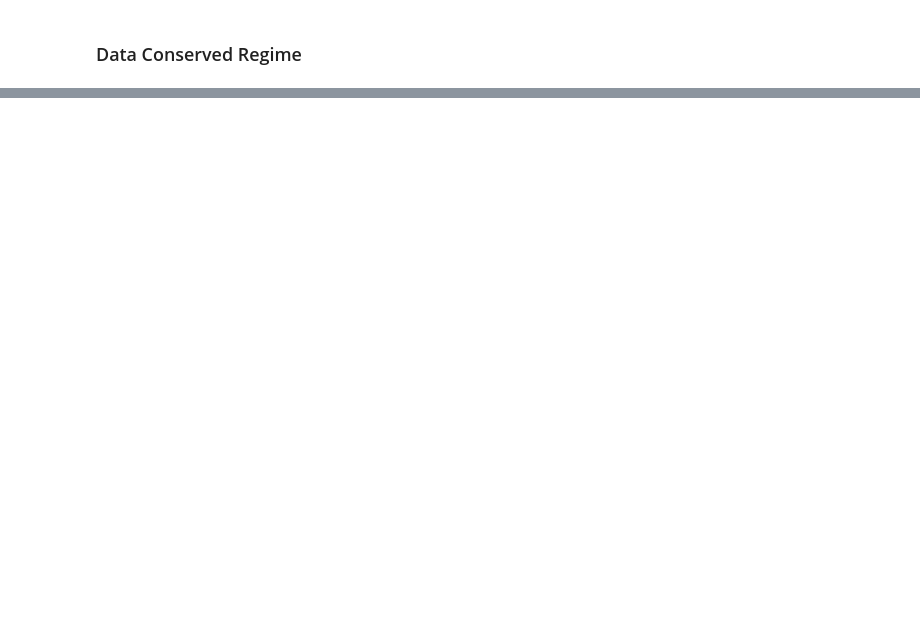
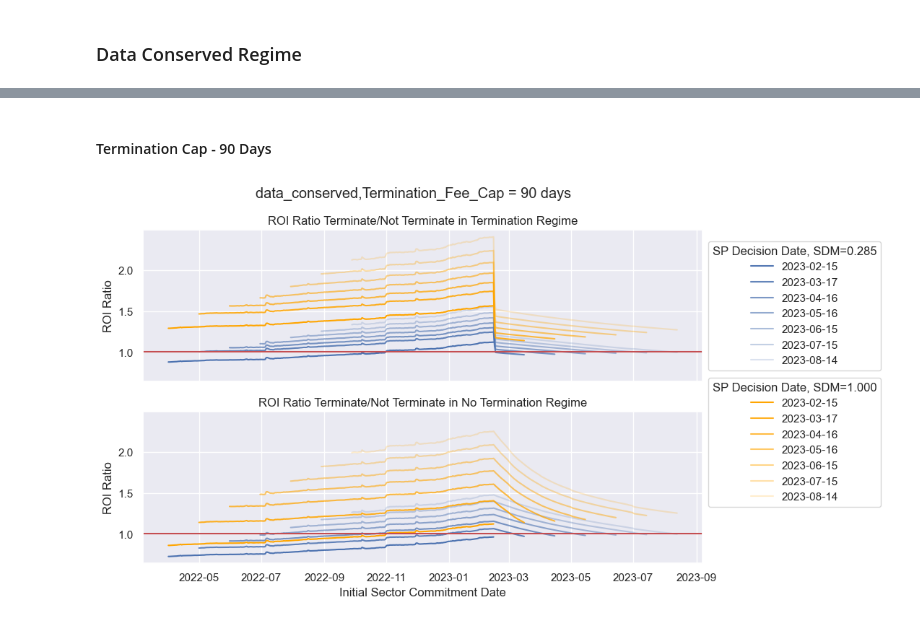
Before and after one commit to protocol/CryptoEconLab, a Jupyter notebook: notebooks/sector_duration_multiplier/SP_Termination_SDMv2_Regimes.ipynb, the cells around one changed output, grey strips where cells are left out. Saved outputs shown, nothing was run; the diff lists cells and outputs as text; code cells hidden in the pictures; blank space fills up the shorter version.

```diff
--- a/notebooks/sector_duration_multiplier/SP_Termination_SDMv2_Regimes.ipynb
+++ b/notebooks/sector_duration_multiplier/SP_Termination_SDMv2_Regimes.ipynb
@@ -278,0 +277,6 @@ Text(0.5, 0.98, 'Data Conserved Regime')
+# %% [markdown]
+#### Termination Cap - 90 Days
+# %%
+plot_termination_results(termination_cap=90, plt_regime='data_conserved')
+# %% [output]
+[figure, added]
```
Also changed, not shown: parts of 19 cells of this notebook, 1 other file.
